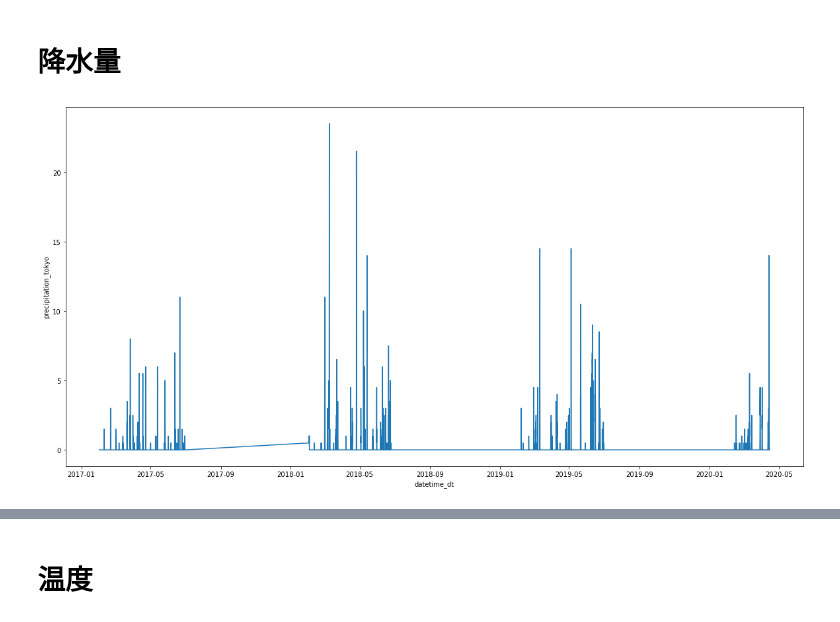
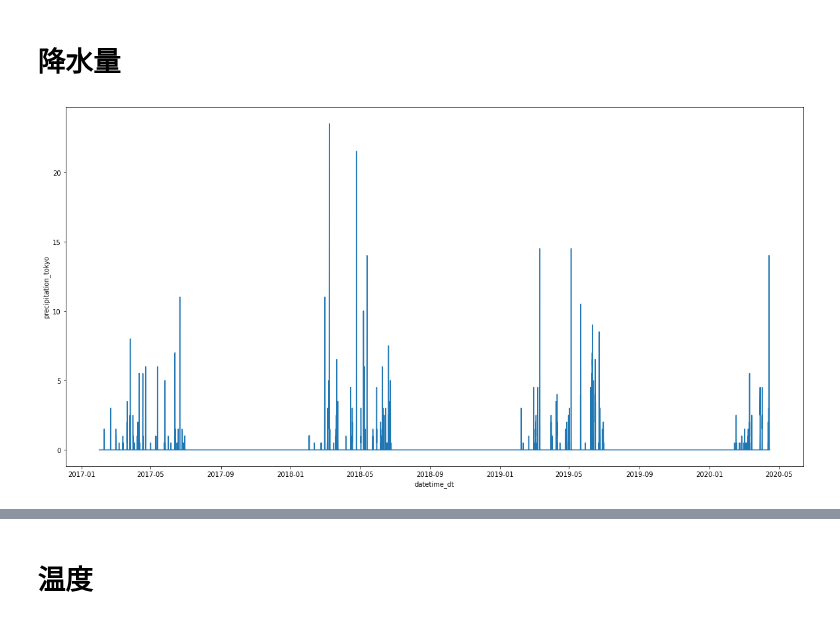
Before and after one commit to masaponto/kafun_solution, a Jupyter notebook: exp1/eda.ipynb, the cells around one changed output, grey strips where cells are left out. Cells and saved outputs as stored; diff of their text form; code cells hidden in the pictures.

```diff
--- a/exp1/eda.ipynb
+++ b/exp1/eda.ipynb
@@ -134,5 +160,7 @@ df_train[["datetime"] + columns_tokyo]
 # %%
 df = pd.concat([df_train, df_test]).reset_index(drop=True).fillna(-1)
+# %%
+df = time_feat(df)
 # %% [markdown]
 # 欠損値
 # %%
@@ -160,12 +188,12 @@ df[df["temperature_tokyo"] == '欠測']
 # とりあえずは０で埋める
 # あとは、前後の日付の値の平均を入れるとか
 
-df["precipitation_tokyo"] = df["precipitation_tokyo"].replace('欠測', '0')
-df["temperature_chiba"] = df["temperature_chiba"].replace('欠測', '0')
-df["temperature_tokyo"] = df["temperature_tokyo"].replace('欠測', '0')
+df["precipitation_tokyo"] = df["precipitation_tokyo"].replace('欠測', 0).astype(float)
+df["temperature_chiba"] = df["temperature_chiba"].replace('欠測', 0).astype(float)
+df["temperature_tokyo"] = df["temperature_tokyo"].replace('欠測', 0).astype(float)
 
-df["winddirection_tokyo"] = df["winddirection_tokyo"].replace('欠測', '0').astype(int)
-df["winddirection_chiba"] = df["winddirection_chiba"].replace('欠測', '0').astype(int)
+df["winddirection_tokyo"] = df["winddirection_tokyo"].replace('欠測', 0).astype(int)
+df["winddirection_chiba"] = df["winddirection_chiba"].replace('欠測', 0).astype(int)
 
-df["windspeed_tokyo"] = df["windspeed_tokyo"].replace('欠測', '0').astype(float)
-df["windspeed_chiba"] = df["windspeed_chiba"].replace('欠測', '0').astype(float)
+df["windspeed_tokyo"] = df["windspeed_tokyo"].replace('欠測', 0).astype(float)
+df["windspeed_chiba"] = df["windspeed_chiba"].replace('欠測', 0).astype(float)
@@ -349,8 +388,13 @@ ax = sns.lineplot(data= df, x="datetime_dt", y="pollen_chiba")
 [figure]
 # %% [markdown]
 # 降水量
+# %%
+df = df.replace("欠測", 0)
+# %%
+df[["datetime_dt", "precipitation_tokyo"]]
+df["precipitation_tokyo"] = df["precipitation_tokyo"].astype(float)
 # %%
 plt.figure(figsize = (20, 10))
-ax = sns.lineplot(data= df, x="datetime_dt", y="precipitation_tokyo")
+ax = sns.lineplot(data= df.reset_index(drop=True), x="datetime_dt", y="precipitation_tokyo")
 # %% [output]
-[figure, old version]
+[figure, new version]
```
Also changed, not shown: parts of 31 cells of this notebook, 3 other files.
